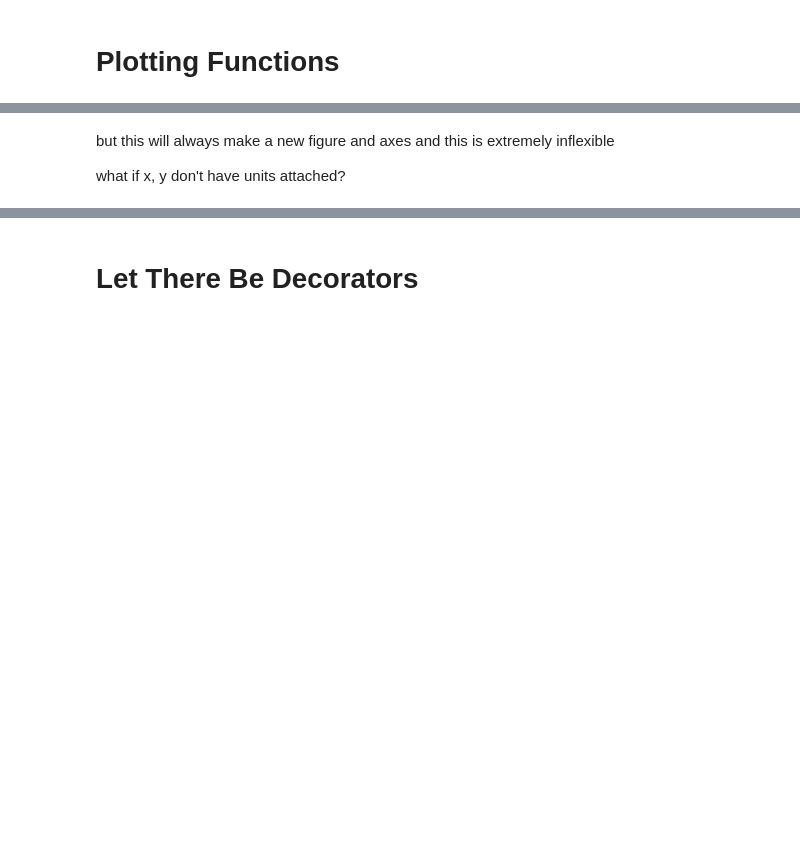
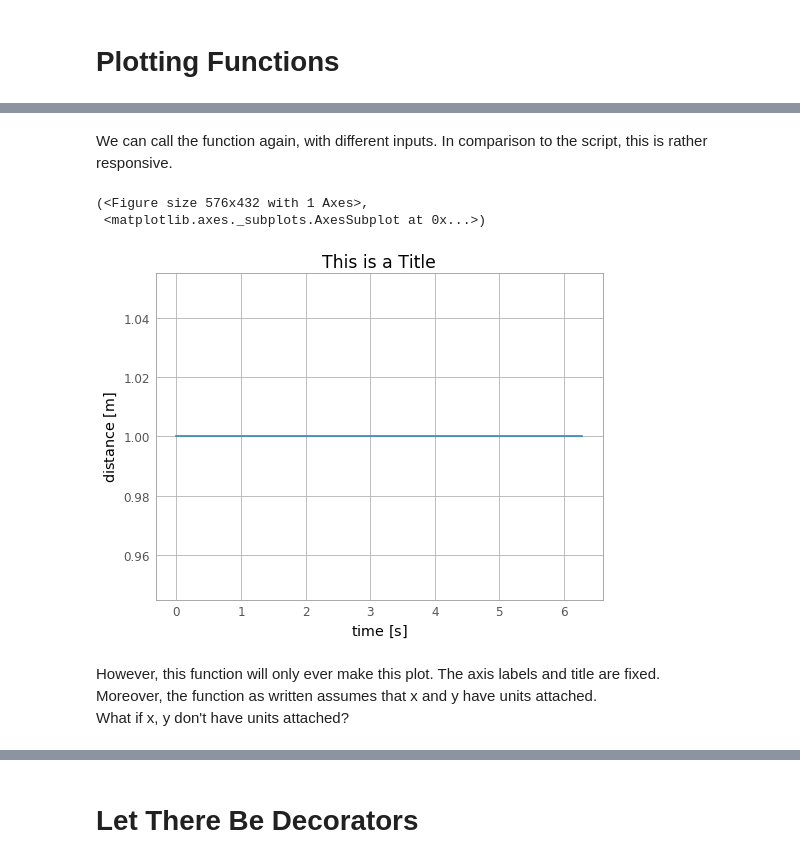
Before and after one commit to nstarman/2019-10-22-dotAstronomy-Plotting-Workshop, a Jupyter notebook: notebooks/plotting_with_decorators.ipynb, the cells around one changed output, grey strips where cells are left out. Drawn from its saved outputs; the diff is of its cells as text; code cells hidden in the pictures; blank space fills up the shorter version.

```diff
--- a/notebooks/plotting_with_decorators.ipynb
+++ b/notebooks/plotting_with_decorators.ipynb
@@ -165,7 +156,15 @@ plot_distance(x, y)
-# %% [markdown]
-but this will always make a new figure and axes and this is extremely inflexible
-
-what if x, y don't have units attached?
+# %% [markdown]
+We can call the function again, with different inputs. In comparison to the script, this is rather responsive.
+# %%
+plot_distance(x, y/y*y.unit)
+# %% [output]
+(<Figure size 576x432 with 1 Axes>,
+ <matplotlib.axes._subplots.AxesSubplot at 0x...>)
+[figure, added]
+# %% [markdown]
+However, this function will only ever make this plot. The axis labels and title are fixed.
+Moreover, the function as written assumes that x and y have units attached.
+What if x, y don't have units attached?
 # %%
 plot_distance(x.value, y.value)
 # %% [output]
```
Also changed, not shown: parts of 42 cells of this notebook, 3 other files.
